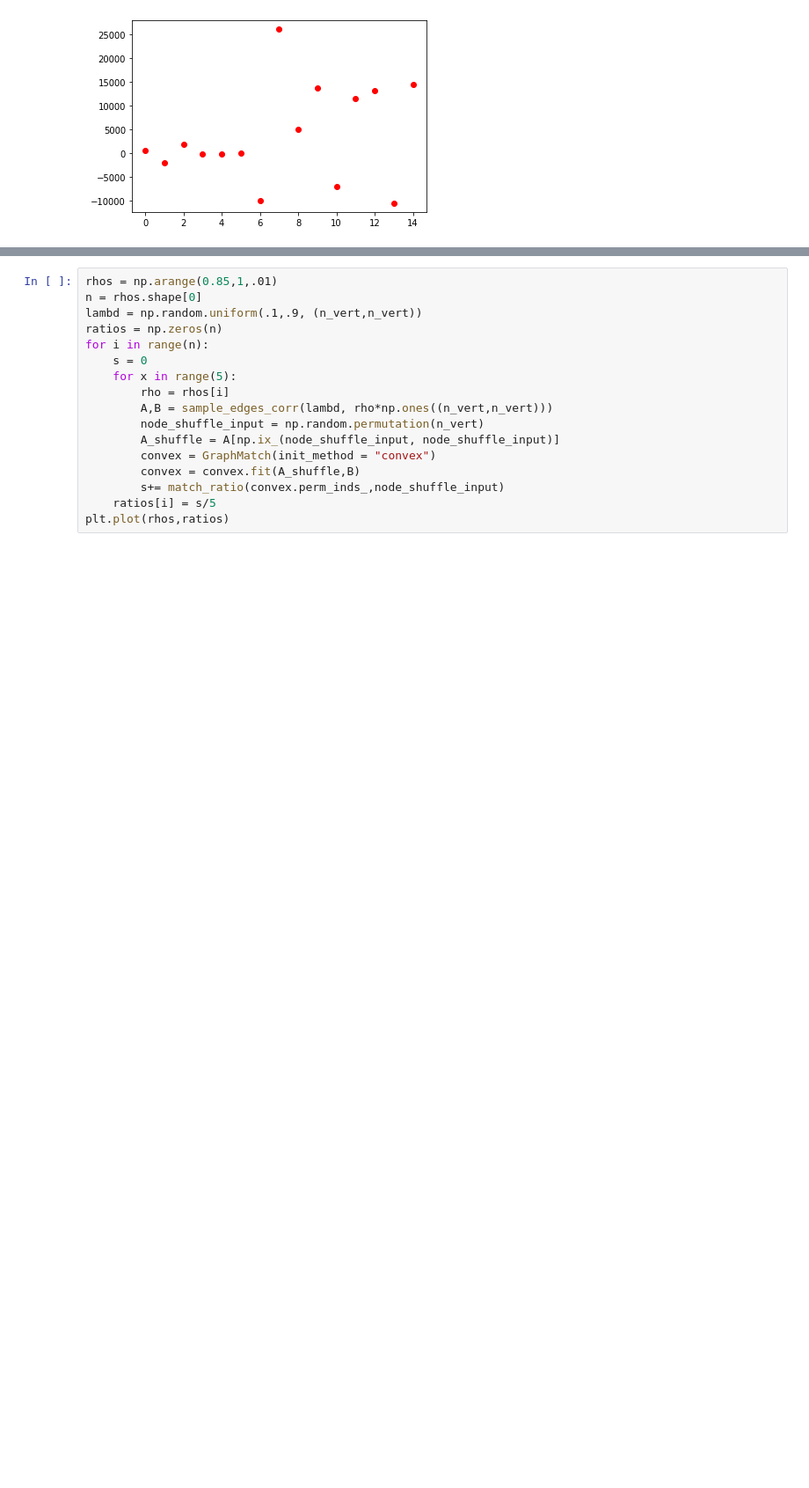
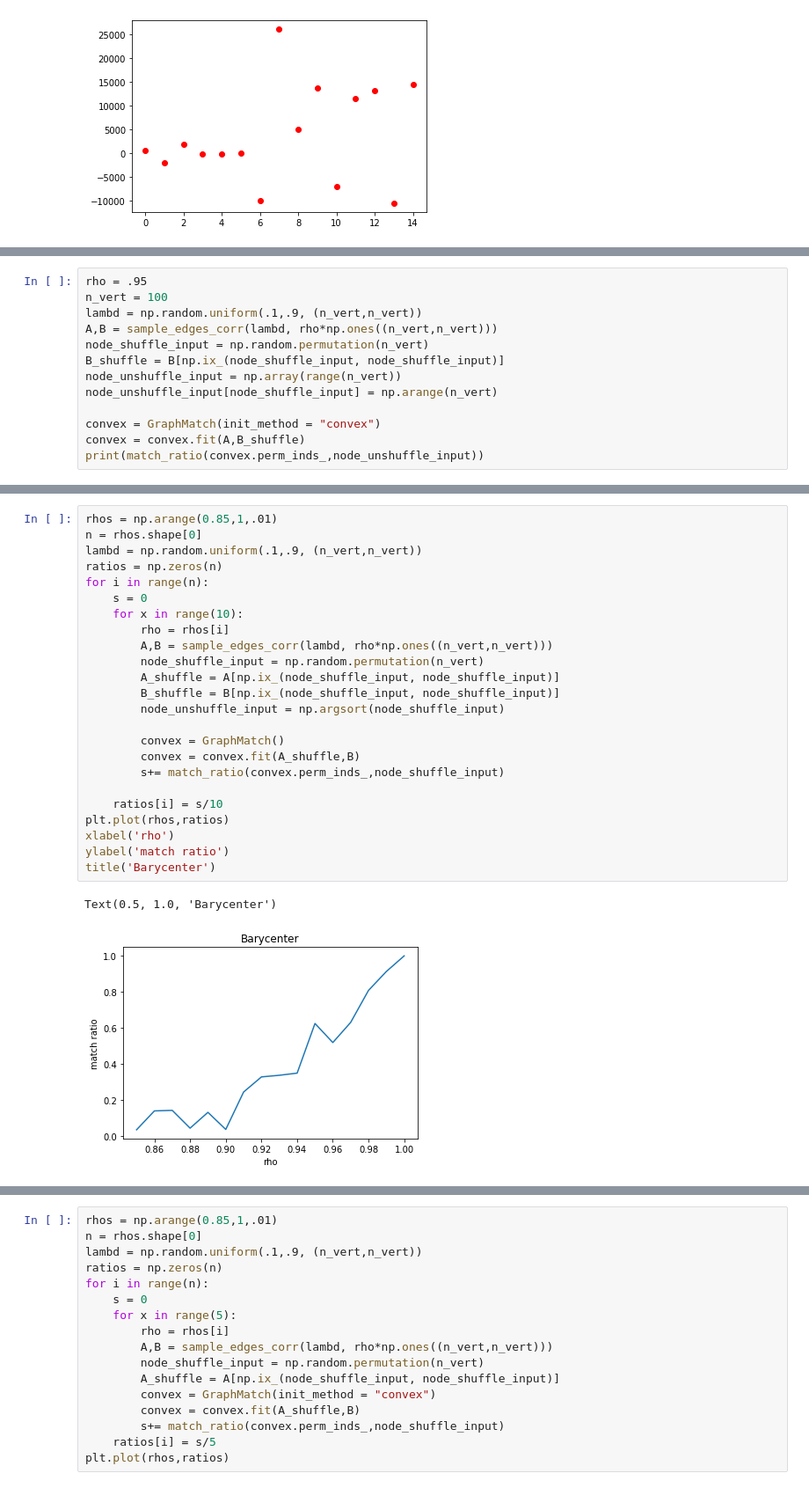
Before and after one commit to NeuroDataDesign/team-networkclass, a Jupyter notebook: Ali/conxex_approximation.ipynb, the cells around one changed output, grey strips where cells are left out. Shown at 88% size. Drawn from its saved outputs; the diff is of its cells as text; blank space fills up the shorter version.

```diff
--- a/Ali/conxex_approximation.ipynb
+++ b/Ali/conxex_approximation.ipynb
@@ -534,0 +786,13 @@ print(match_ratio(convex.perm_inds_,node_shuffle_input))
+# %%
+rho = .95
+n_vert = 100
+lambd = np.random.uniform(.1,.9, (n_vert,n_vert))
+A,B = sample_edges_corr(lambd, rho*np.ones((n_vert,n_vert)))
+node_shuffle_input = np.random.permutation(n_vert)
+B_shuffle = B[np.ix_(node_shuffle_input, node_shuffle_input)]
+node_unshuffle_input = np.array(range(n_vert))
+node_unshuffle_input[node_shuffle_input] = np.arange(n_vert)
+
+convex = GraphMatch(init_method = "convex")
+convex = convex.fit(A,B_shuffle)
+print(match_ratio(convex.perm_inds_,node_unshuffle_input))
@@ -535,3 +826,30 @@ print(match_ratio(convex.perm_inds_,node_shuffle_input))
+# %%
+rhos = np.arange(0.85,1,.01)
+n = rhos.shape[0]
+lambd = np.random.uniform(.1,.9, (n_vert,n_vert))
+ratios = np.zeros(n)
+for i in range(n):
+    s = 0
+    for x in range(10):
+        rho = rhos[i]
+        A,B = sample_edges_corr(lambd, rho*np.ones((n_vert,n_vert)))
+        node_shuffle_input = np.random.permutation(n_vert)
+        A_shuffle = A[np.ix_(node_shuffle_input, node_shuffle_input)]
+        B_shuffle = B[np.ix_(node_shuffle_input, node_shuffle_input)]
+        node_unshuffle_input = np.argsort(node_shuffle_input)
+
+        convex = GraphMatch()
+        convex = convex.fit(A_shuffle,B)
+        s+= match_ratio(convex.perm_inds_,node_shuffle_input)
+
+    ratios[i] = s/10
+plt.plot(rhos,ratios)
+xlabel('rho')
+ylabel('match ratio')
+title('Barycenter')
+# %% [output]
+Text(0.5, 1.0, 'Barycenter')
+[figure, added]
 # %%
 rhos = np.arange(0.85,1,.01)
 n = rhos.shape[0]
```
Also changed, not shown: parts of 18 cells of this notebook.
